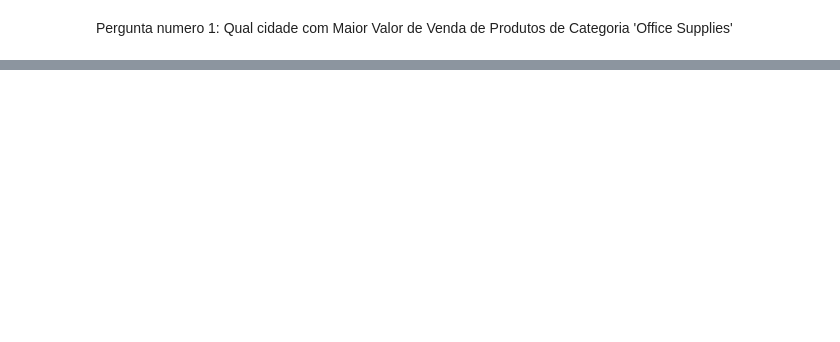
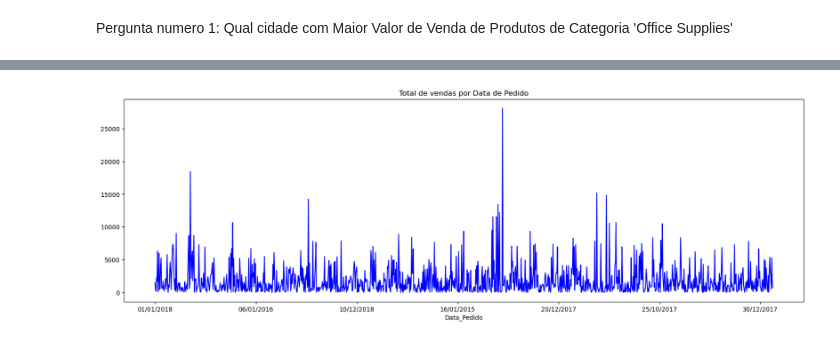
Before and after one commit to francisbowe/datasetvarejocomercial, a Jupyter notebook: main.ipynb, the cells around one changed output, grey strips where cells are left out. Cells and saved outputs as stored; diff of their text form; code cells hidden in the pictures; blank space fills up the shorter version.

Commit message:
resolvendo P2 com um grafico total de vendas por pedido

```diff
--- a/main.ipynb
+++ b/main.ipynb
@@ -117,0 +123,3 @@ print(f'A cidade com maior venda de Office Supplies é: {cidade_max_venda}')
+# %%
+#calculando o total de vendas por cada pedido
+df_dsa_p2 = df_dsa.groupby('Data_Pedido')['Valor_Venda'].sum()
@@ -117,0 +136,9 @@ print(f'A cidade com maior venda de Office Supplies é: {cidade_max_venda}')
+# %%
+#Plot ou figura, essa alernativa nao e temporarl
+#se pergunta fosse ao logo do tempo o script seria outro,convertendo a data para datetime
+plt.figure(figsize=(20, 6))
+df_dsa_p2.plot(x = 'Data_Pedido', y = 'Valor_Venda', color = 'blue')
+plt.title('Total de vendas por Data de Pedido')
+plt.show()
+# %% [output]
+[figure, added]
```
Also changed, not shown: parts of 3 cells of this notebook.
